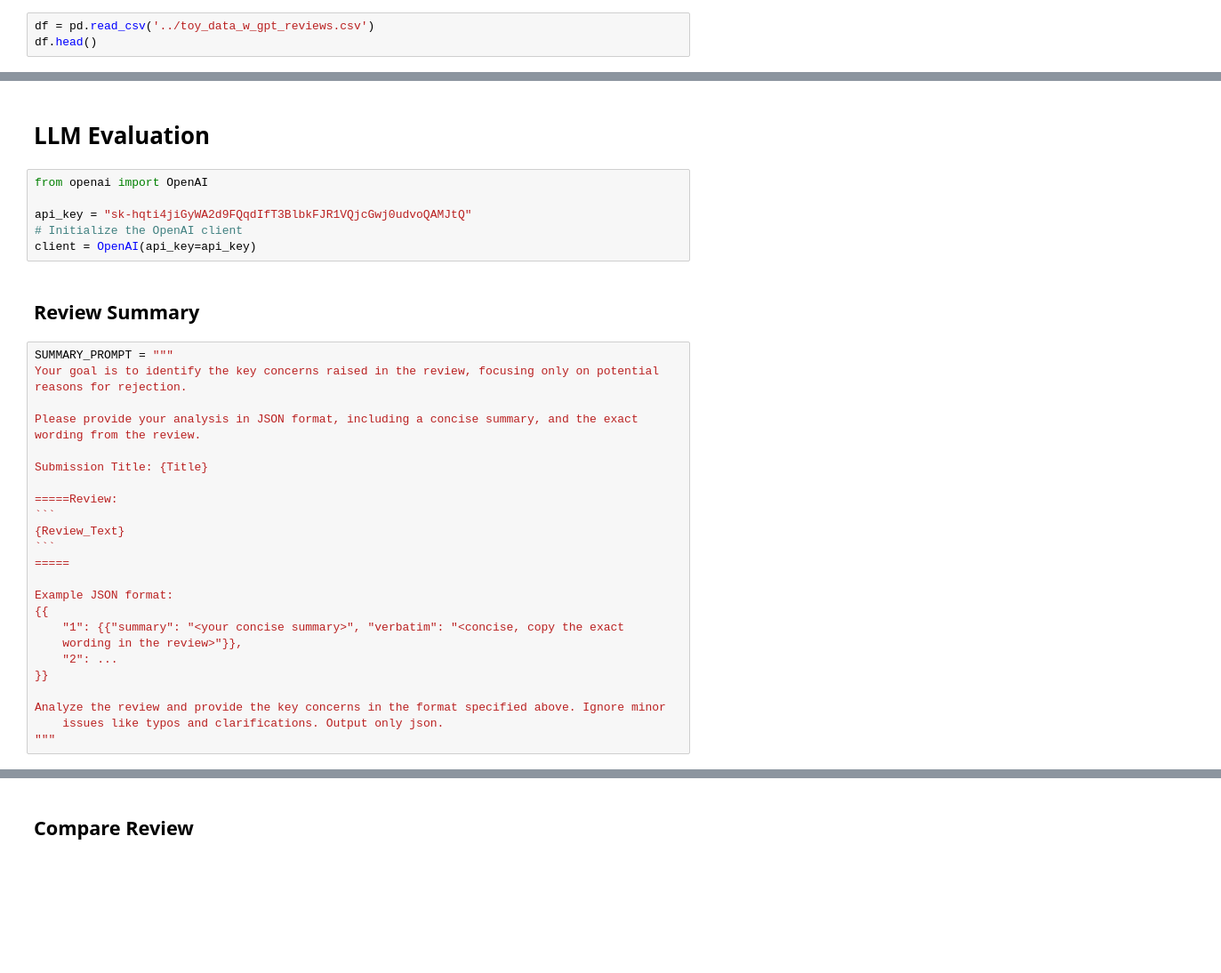
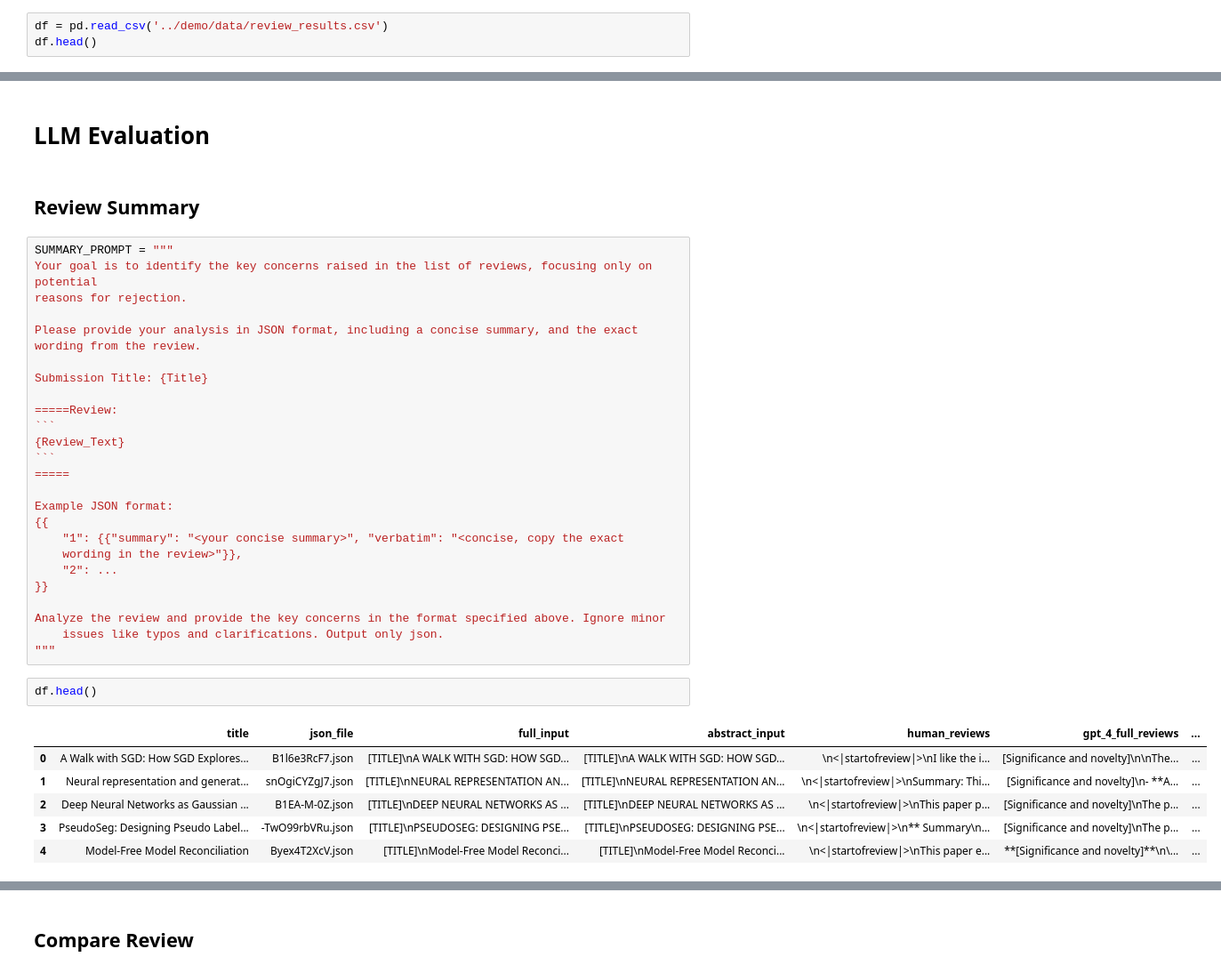
Before and after one commit to yinuotxie/MLPapersReviewGPT, a Jupyter notebook: notebooks/evaluation.ipynb, the cells around one changed output, grey strips where cells are left out. Shown: that part at 89% size. Drawn from its saved outputs; the diff is of its cells as text; blank space fills up the shorter version.

Commit message:
add demo data and review results

```diff
--- a/notebooks/evaluation.ipynb
+++ b/notebooks/evaluation.ipynb
@@ -42,6 +4,6 @@ Length of review messages: 3
 import pandas as pd
 import json
 # %%
-df = pd.read_csv('../toy_data_w_gpt_reviews.csv')
+df = pd.read_csv('../demo/data/review_results.csv')
 df.head()
 # %% [output]
@@ -92,16 +55,10 @@ reviews[titles[0]]
 # %% [markdown]
 # LLM Evaluation
-# %%
-from openai import OpenAI
-
-api_key = "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"
-# Initialize the OpenAI client
-client = OpenAI(api_key=api_key)
 # %% [markdown]
 ## Review Summary
 # %%
 SUMMARY_PROMPT = """
-Your goal is to identify the key concerns raised in the review, focusing only on potential
+Your goal is to identify the key concerns raised in the list of reviews, focusing only on potential
 reasons for rejection.
 
 Please provide your analysis in JSON format, including a concise summary, and the exact
@@ -125,3 +82,12 @@ Example JSON format:
 Analyze the review and provide the key concerns in the format specified above. Ignore minor
     issues like typos and clarifications. Output only json.
 """
+# %%
+df.head()
+# %% [output]
+|  | title | json_file | full_input | abstract_input | human_reviews | gpt_4_full_reviews | ... |
+| 0 | A Walk with SGD: How SGD Explores... | B1l6e3RcF7.json | [TITLE]\nA WALK WITH SGD: HOW SGD... | [TITLE]\nA WALK WITH SGD: HOW SGD... | \n<|startofreview|>\nI like the i... | [Significance and novelty]\n\nThe... | ... |
+| 1 | Neural representation and generat... | snOgiCYZgJ7.json | [TITLE]\nNEURAL REPRESENTATION AN... | [TITLE]\nNEURAL REPRESENTATION AN... | \n<|startofreview|>\nSummary: Thi... | [Significance and novelty]\n- **A... | ... |
+| 2 | Deep Neural Networks as Gaussian ... | B1EA-M-0Z.json | [TITLE]\nDEEP NEURAL NETWORKS AS ... | [TITLE]\nDEEP NEURAL NETWORKS AS ... | \n<|startofreview|>\nThis paper p... | [Significance and novelty]\nThe p... | ... |
+| 3 | PseudoSeg: Designing Pseudo Label... | -TwO99rbVRu.json | [TITLE]\nPSEUDOSEG: DESIGNING PSE... | [TITLE]\nPSEUDOSEG: DESIGNING PSE... | \n<|startofreview|>\n** Summary\n... | [Significance and novelty]\nThe p... | ... |
+| 4 | Model-Free Model Reconciliation | Byex4T2XcV.json | [TITLE]\nModel-Free Model Reconci... | [TITLE]\nModel-Free Model Reconci... | \n<|startofreview|>\nThis paper e... | **[Significance and novelty]**\n\... | ... |
```
Also changed, not shown: parts of 38 cells of this notebook, 34 other files.
